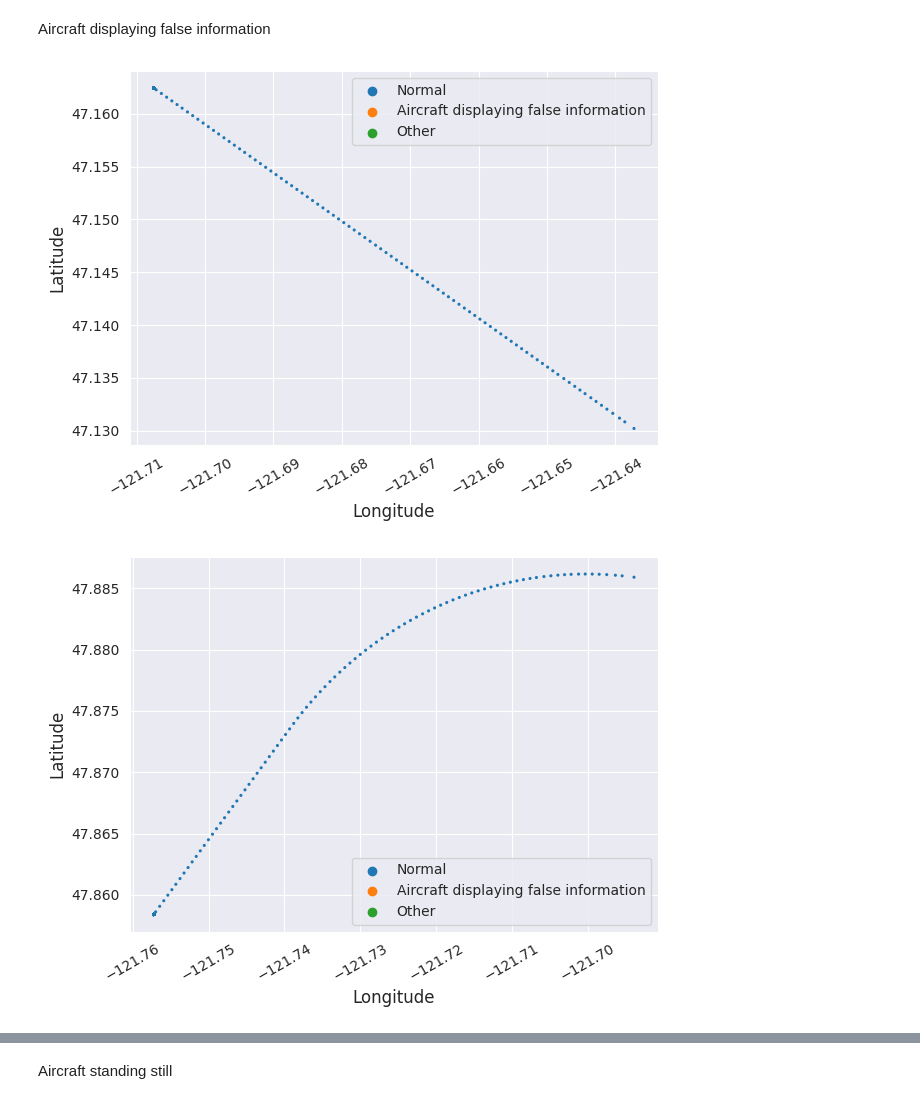
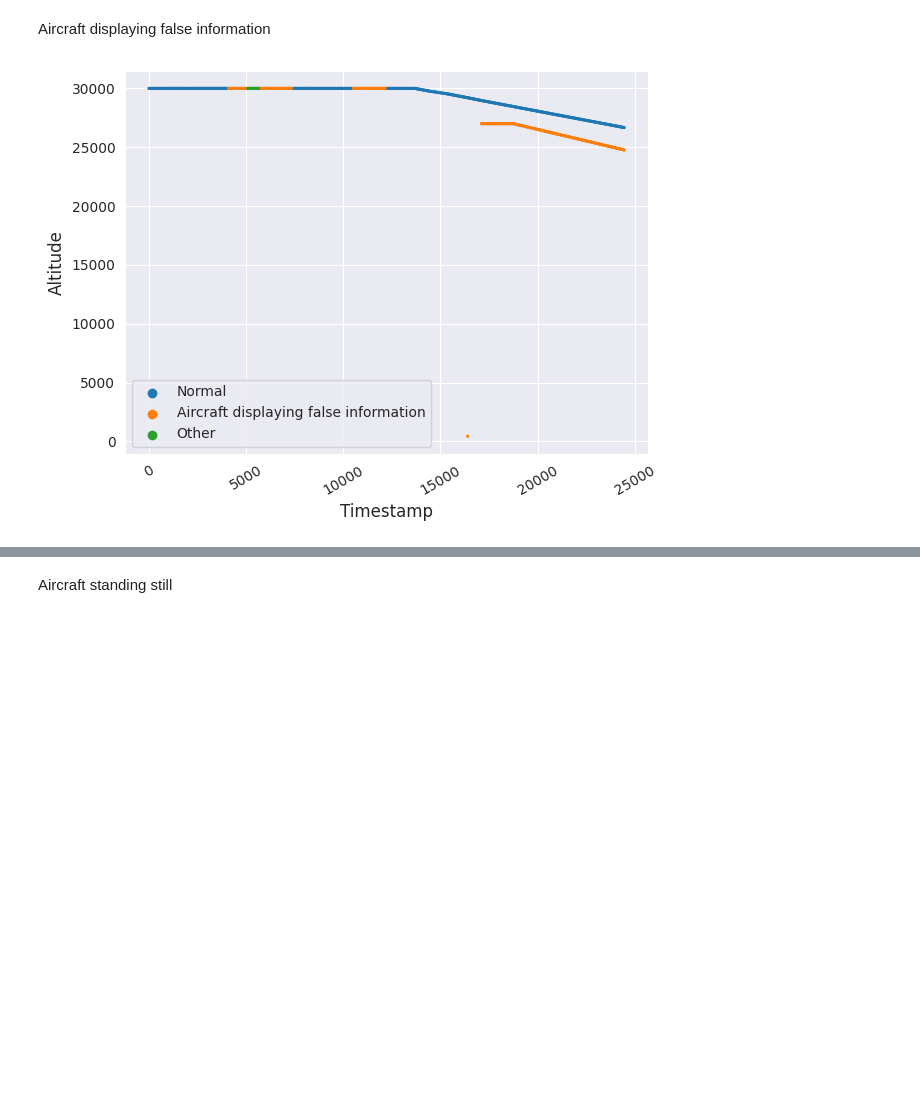
Before and after one commit to RiccardoCestaro/OpenScope-sec, a Jupyter notebook: example/visualize_data_example.ipynb, the cells around one changed output, grey strips where cells are left out. Saved outputs shown, nothing was run; the diff lists cells and outputs as text; code cells hidden in the pictures; blank space fills up the shorter version.

```diff
--- a/example/visualize_data_example.ipynb
+++ b/example/visualize_data_example.ipynb
@@ -93,21 +102,19 @@ Aircraft displaying false information
 # %%
 attk = "Aircraft displaying false information"
 id_list = df[df['attackType'] == attk]['id'].unique()
 
 for i in id_list:
     sub = df[df['id'] == i]
     if len(sub['latitude'].unique()) == 1 and len(sub['longitude'].unique())==1:
         continue
-    sub = sub.reset_index()
     sub.loc[ ((sub["attackType"] != attk) & (sub["attackType"] != "No attack")), "attackType"] = 'Other'
-    p = sns.scatterplot(data=sub, x="longitude", y="latitude", hue="attackType", s=5 , linewidth=0)
-    p.set_xlabel("Longitude", fontsize=12)
-    p.set_ylabel("Latitude", fontsize=12)
+    p = sns.scatterplot(data=sub, x=sub.index, y="altitude", hue="attackType", s=5 , linewidth=0)
+    p.set_xlabel("Timestamp", fontsize=12)
+    p.set_ylabel("Altitude", fontsize=12)
     plt.xticks(rotation = 30)
     leg_handles = p.get_legend_handles_labels()[0]
     p.legend(leg_handles, ['Normal', attk, "Other"])
     plt.tight_layout()
     plt.show()
 # %% [output]
-[figure, old version]
+[figure, new version]
-[figure, removed]
```
Also changed, not shown: parts of 11 cells of this notebook, 4 other files.
